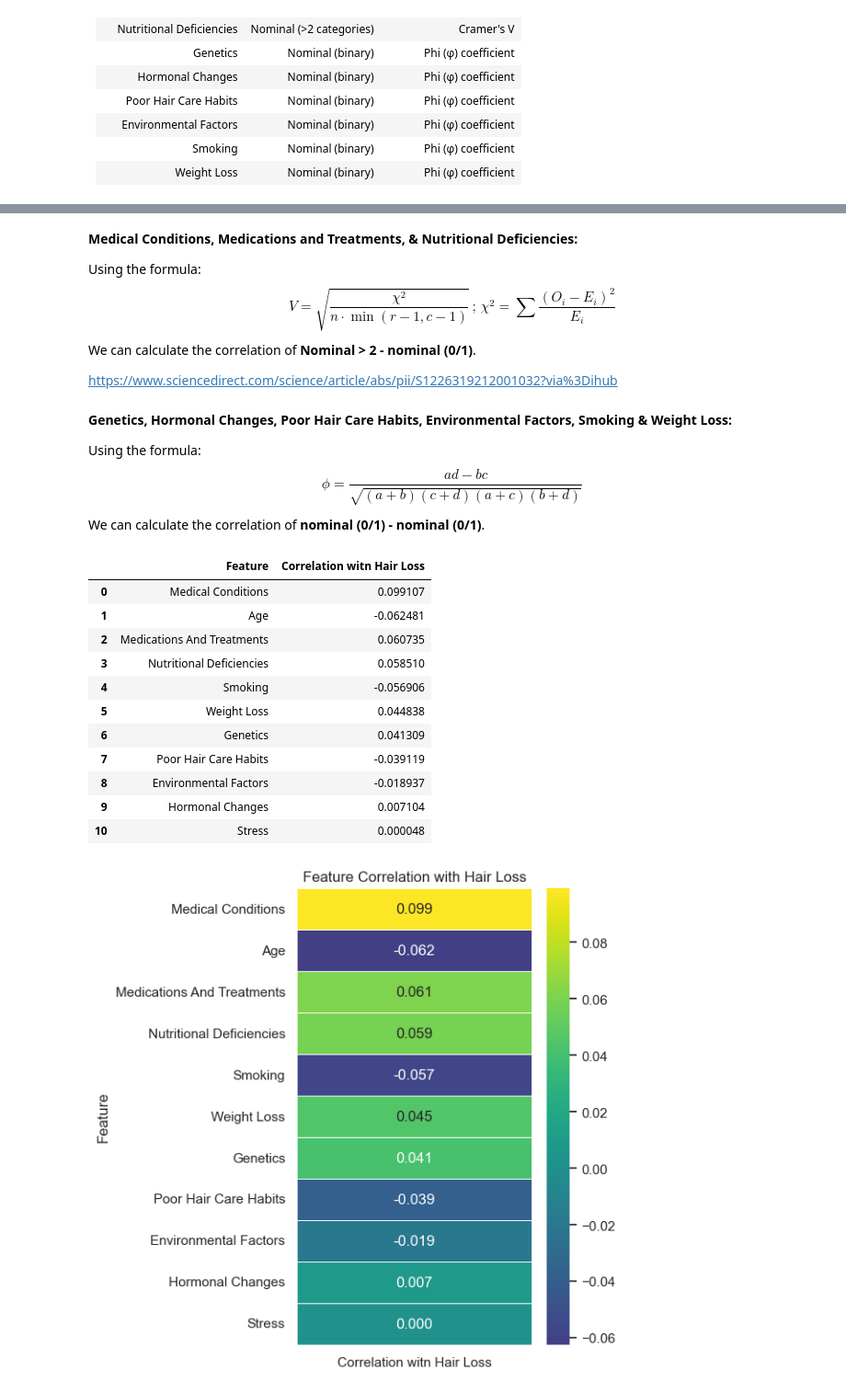
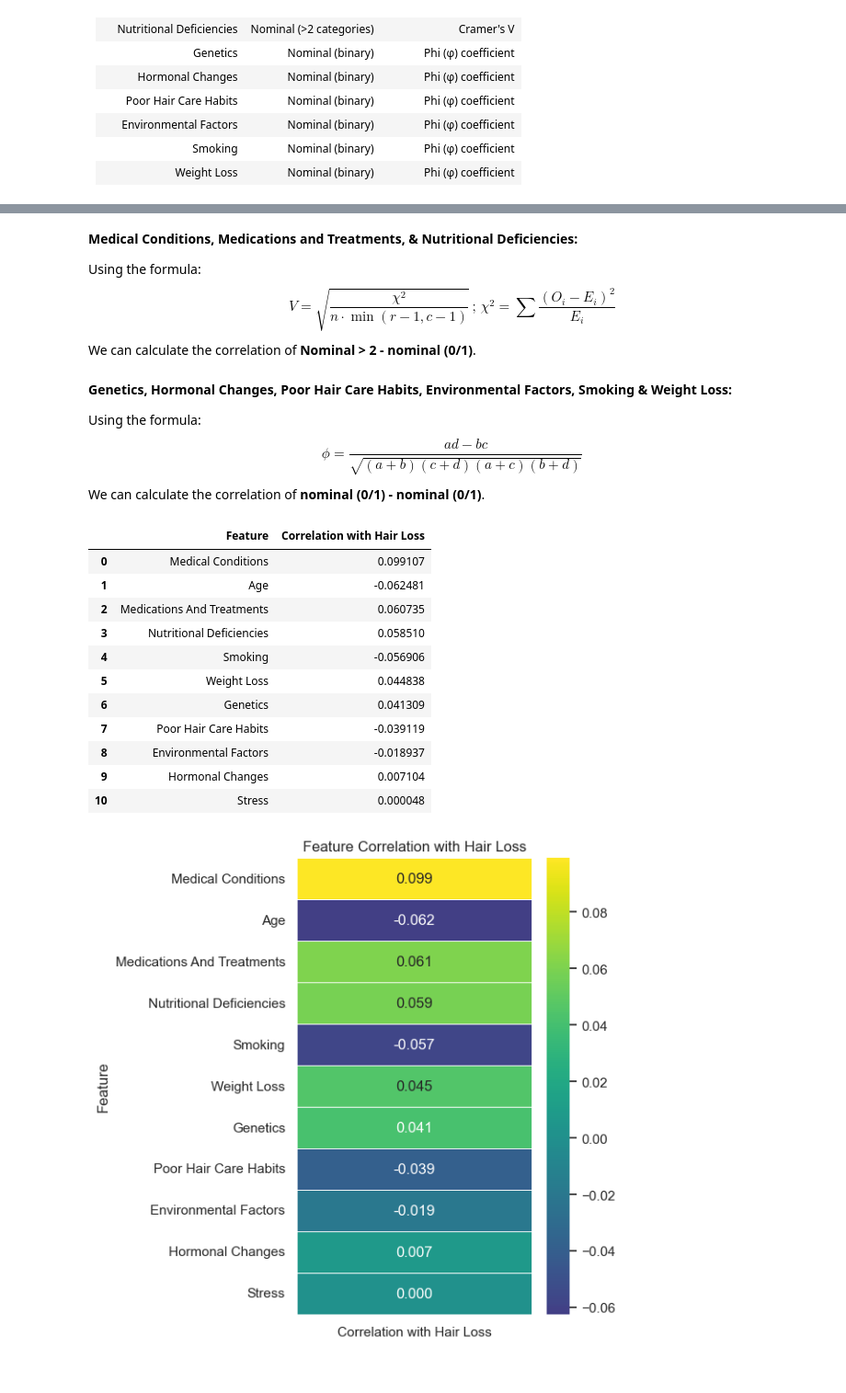
Before and after one commit to kimodri/school-projects, a Jupyter notebook: statistics-and-probability/hair_ml.ipynb, the cells around one changed output, grey strips where cells are left out. Shown: that part at 92% size. Cells and saved outputs as stored; diff of their text form; code cells hidden in the pictures.

```diff
--- a/statistics-and-probability/hair_ml.ipynb
+++ b/statistics-and-probability/hair_ml.ipynb
@@ -431,8 +433,6 @@ results['Stress'] = rank_biserial(hair_correlation_df["stress_rank"], hair_corre
 Using the formula:
 $$V = \sqrt{\frac{\chi^2}{n \cdot \min(r-1, c-1)}} \, ; \, \chi^2 = \sum \frac{(O_i - E_i)^2}{E_i}$$
 We can calculate the correlation of **Nominal > 2 - nominal (0/1)**.
-
-https://www.sciencedirect.com/science/article/abs/pii/S1226319212001032?via%3Dihub
 # %%
 def cramers_v(table: pd.DataFrame) -> float:
     """Cramér’s V for nominal×binary (or nominal×nominal)"""
@@ -469,15 +469,15 @@ for col in binary_cols:
 # %%
 corr = (
     pd.Series(results, name="Correlation with Hair Loss")
       .sort_values(key=abs, ascending=False)
       .to_frame()
 )
 corr.index = [idx.replace('_', ' ').title() for idx in corr.index]
 corr.reset_index(inplace = True)
-corr.columns = ['Feature', 'Correlation witn Hair Loss']
+corr.columns = ['Feature', 'Correlation with Hair Loss']
 corr
 # %% [output]
-|  | Feature | Correlation witn Hair Loss |
+|  | Feature | Correlation with Hair Loss |
 | 0 | Medical Conditions | 0.099107 |
 | 1 | Age | -0.062481 |
 | 2 | Medications And Treatments | 0.060735 |
```
Also changed, not shown: parts of 19 cells of this notebook.
